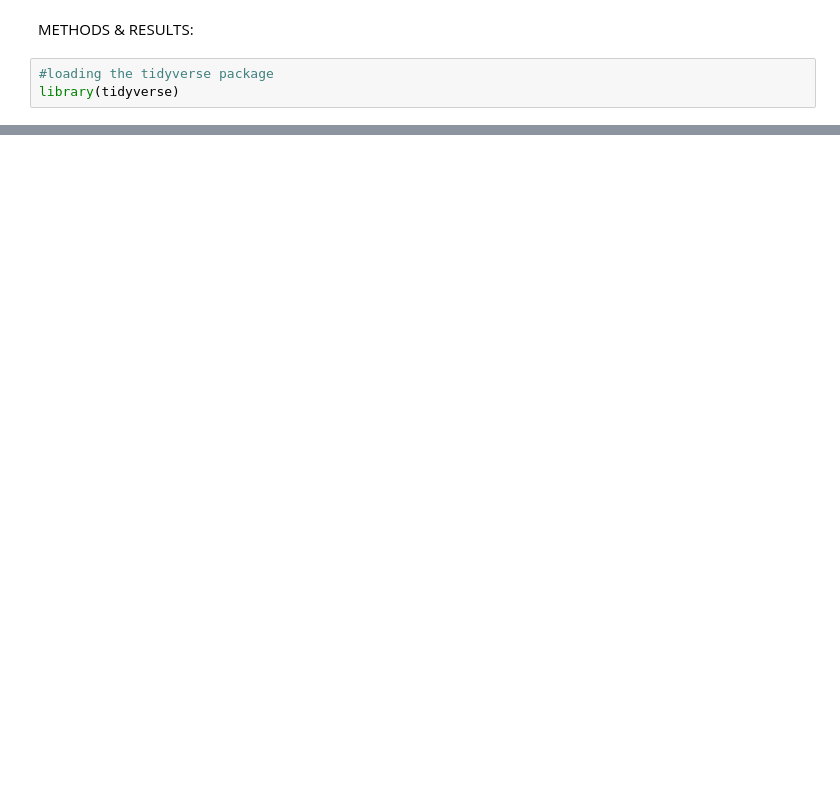
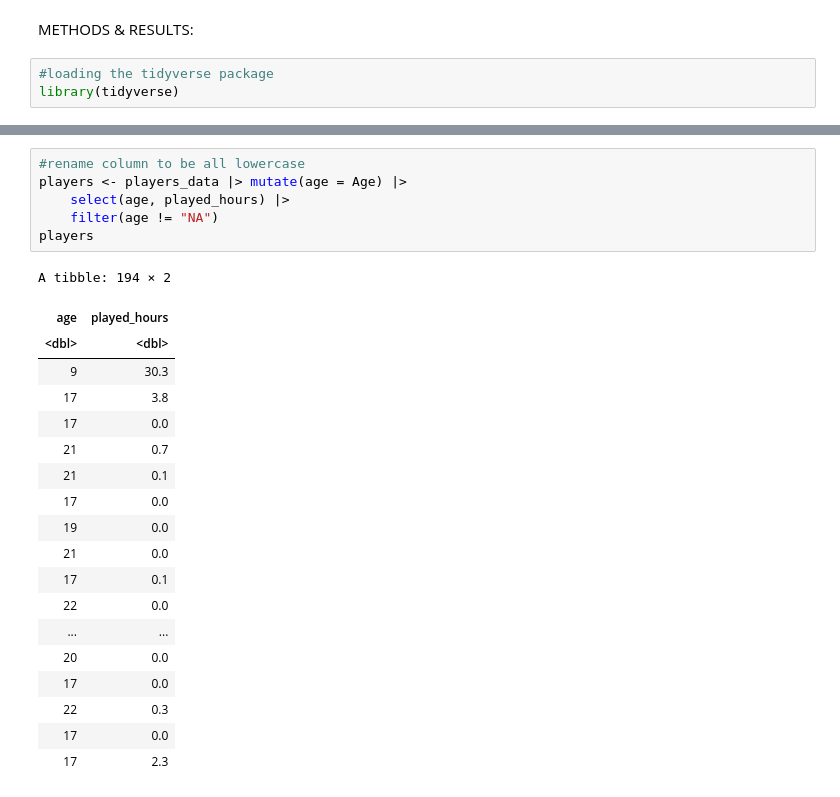
Before and after one commit to kllyprk/dsci100-finalproject, a Jupyter notebook: minecraft-project.ipynb, the cells around one changed output, grey strips where cells are left out. Drawn from its saved outputs; the diff is of its cells as text; blank space fills up the shorter version.

```diff
--- a/minecraft-project.ipynb
+++ b/minecraft-project.ipynb
@@ -48,0 +61,26 @@ A tibble: 6 × 7
+# %%
+#rename column to be all lowercase
+players <- players_data |> mutate(age = Age) |>
+    select(age, played_hours) |>
+    filter(age != "NA")
+players
+# %% [output]
+A tibble: 194 × 2
+| age | played_hours |
+| <dbl> | <dbl> |
+| 9 | 30.3 |
+| 17 | 3.8 |
+| 17 | 0.0 |
+| 21 | 0.7 |
+| 21 | 0.1 |
+| 17 | 0.0 |
+| 19 | 0.0 |
+| 21 | 0.0 |
+| 17 | 0.1 |
+| 22 | 0.0 |
+| ... | ... |
+| 20 | 0.0 |
+| 17 | 0.0 |
+| 22 | 0.3 |
+| 17 | 0.0 |
+| 17 | 2.3 |
```
Also changed, not shown: parts of 9 cells of this notebook.
